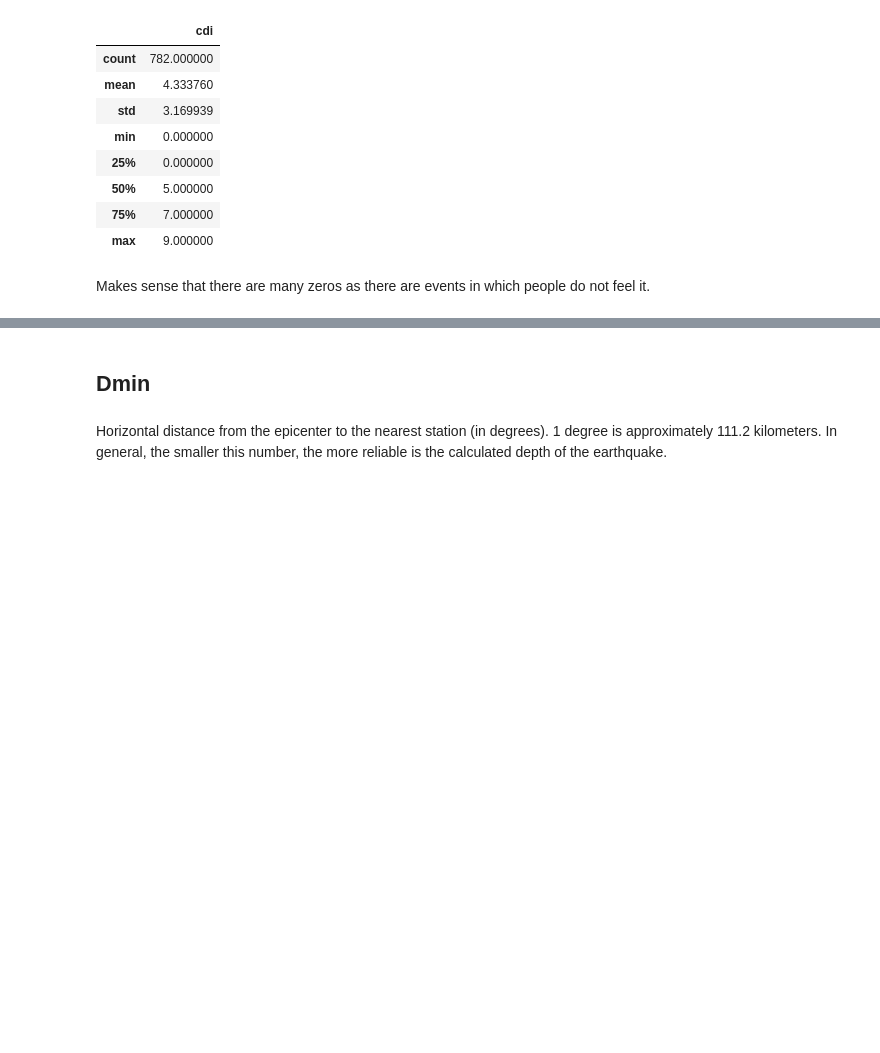
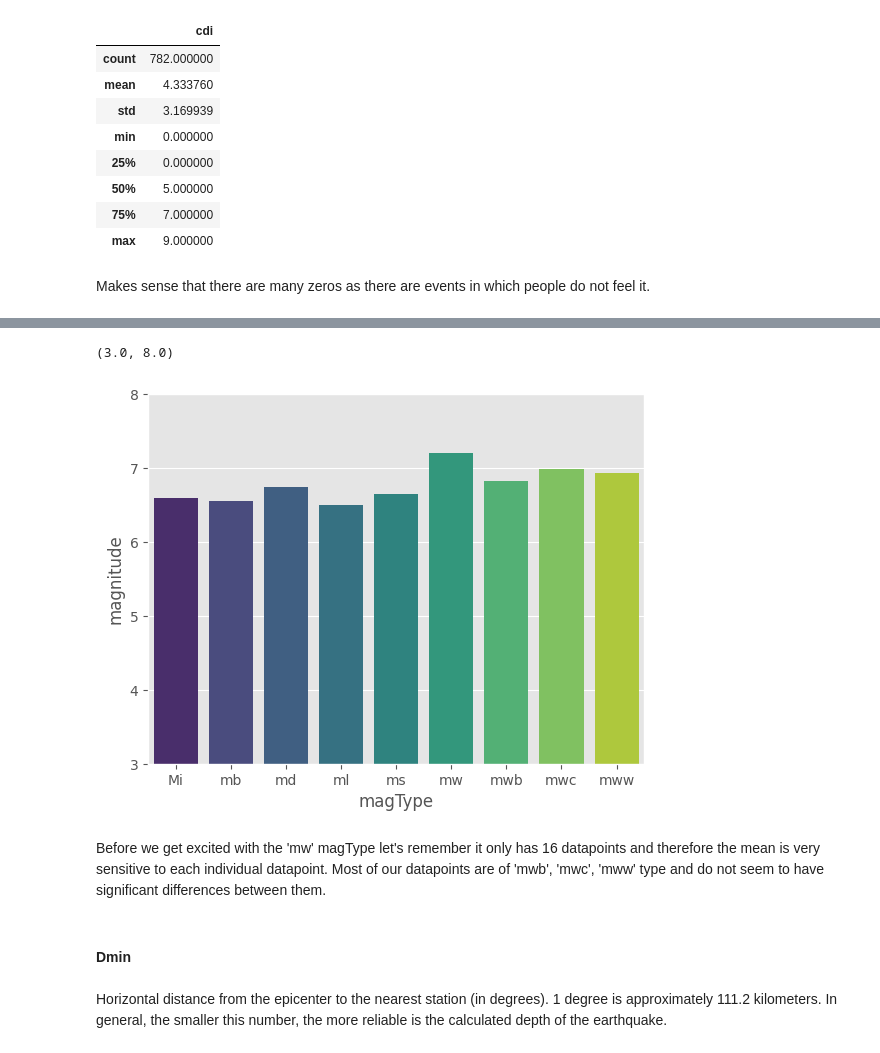
Before and after one commit to LuisMongeB/Earthquake-Alert-Prediction, a Jupyter notebook: eda.ipynb, the cells around one changed output, grey strips where cells are left out. Saved outputs shown, nothing was run; the diff lists cells and outputs as text; code cells hidden in the pictures; blank space fills up the shorter version.

```diff
--- a/eda.ipynb
+++ b/eda.ipynb
@@ -373,5 +412,14 @@ Makes sense that there are many zeros as there are events in which people do not
+# %%
+magType_grouped = quakes.groupby('magType')['magnitude'].mean().to_frame().reset_index()
+sns.barplot(magType_grouped, x='magType', y='magnitude', palette='viridis')
+plt.ylim(3,8)
+# %% [output]
+(3.0, 8.0)
+[figure, added]
+# %% [markdown]
+Before we get excited with the 'mw' magType let's remember it only has 16 datapoints and therefore the mean is very sensitive to each individual datapoint. Most of our datapoints are of 'mwb', 'mwc', 'mww' type and do not seem to have significant differences between them.
 # %% [markdown]
-## Dmin
+#### Dmin
 # %% [markdown]
 Horizontal distance from the epicenter to the nearest station (in degrees). 1 degree is approximately 111.2 kilometers. In general, the smaller this number, the more reliable is the calculated depth of the earthquake.
 # %%
```
Also changed, not shown: parts of 42 cells of this notebook.
